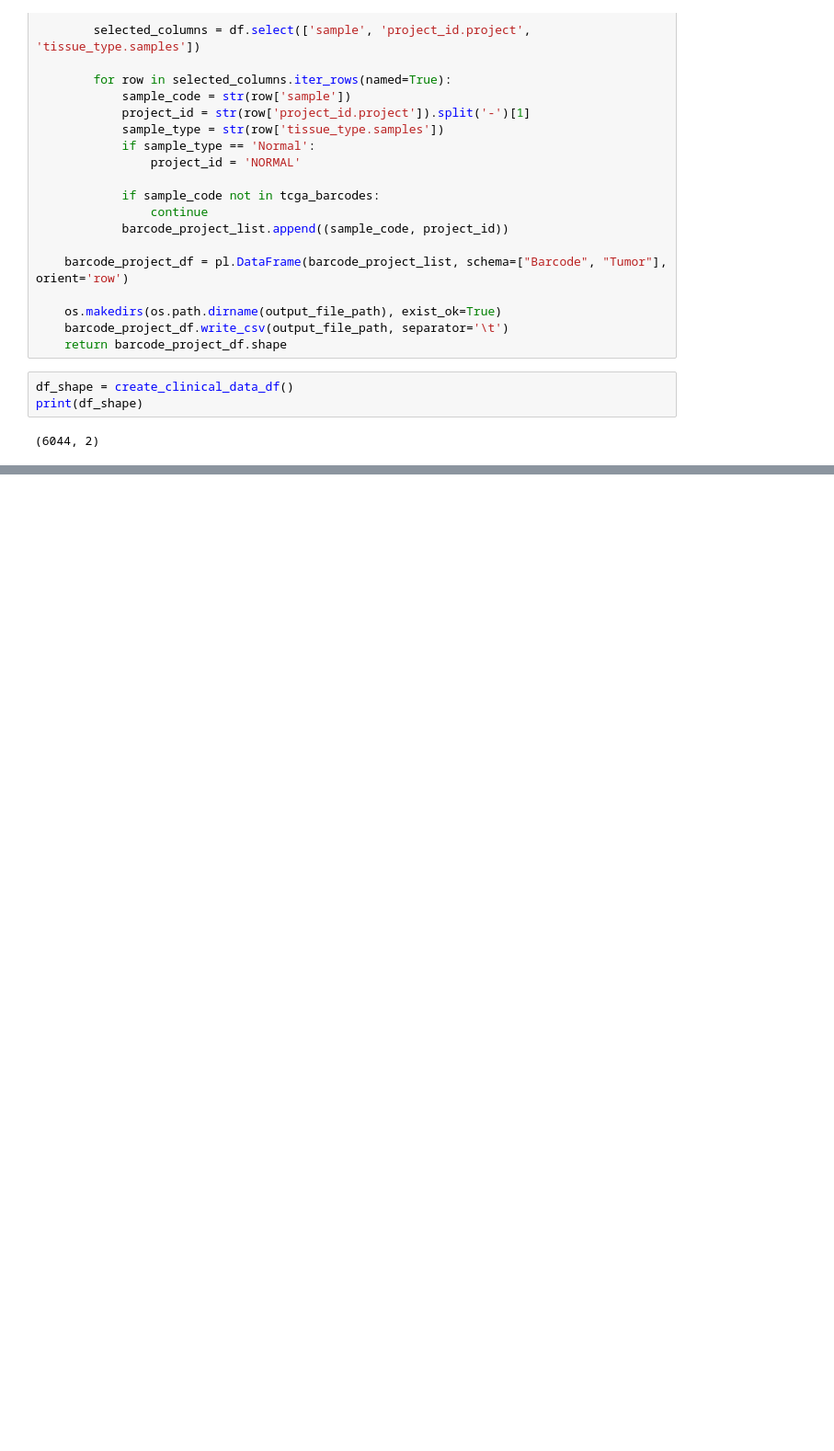
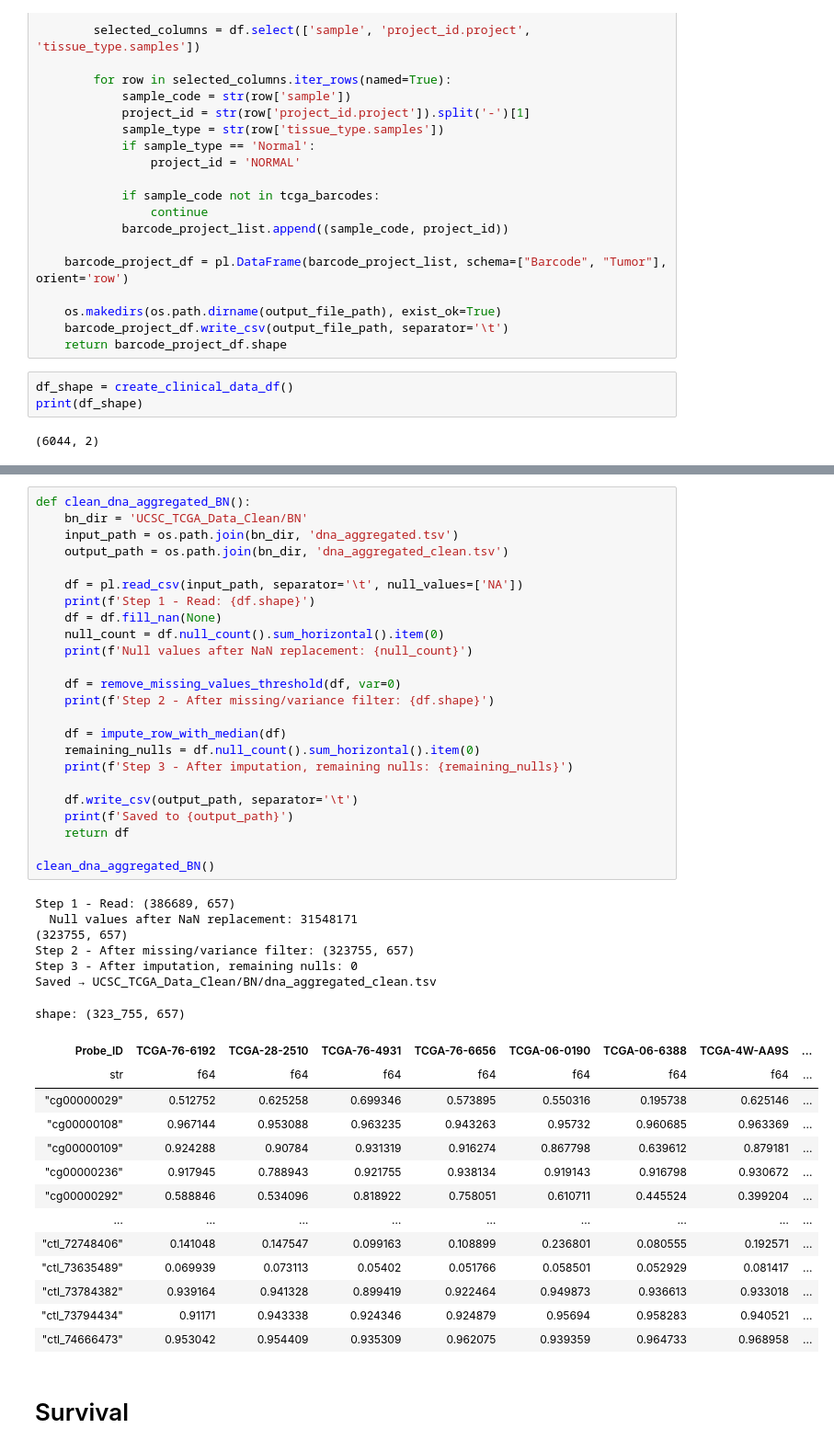
Before and after one commit to sysbiomed/MOHVAE-B, a Jupyter notebook: download_UCSCtcga_data.ipynb, the cells around one changed output, grey strips where cells are left out. Shown at 92% size. Saved outputs shown, nothing was run; the diff lists cells and outputs as text; blank space fills up the shorter version.

Commit message:
Updated the download of TCGA data

```diff
--- a/download_UCSCtcga_data.ipynb
+++ b/download_UCSCtcga_data.ipynb
@@ -896,0 +1092,47 @@ print(df_shape)
+# %%
+def clean_dna_aggregated_BN():
+    bn_dir = 'UCSC_TCGA_Data_Clean/BN'
+    input_path = os.path.join(bn_dir, 'dna_aggregated.tsv')
+    output_path = os.path.join(bn_dir, 'dna_aggregated_clean.tsv')
+
+    df = pl.read_csv(input_path, separator='\t', null_values=['NA'])
+    print(f'Step 1 - Read: {df.shape}')
+    df = df.fill_nan(None)
+    null_count = df.null_count().sum_horizontal().item(0)
+    print(f'Null values after NaN replacement: {null_count}')
+
+    df = remove_missing_values_threshold(df, var=0)
+    print(f'Step 2 - After missing/variance filter: {df.shape}')
+
+    df = impute_row_with_median(df)
+    remaining_nulls = df.null_count().sum_horizontal().item(0)
+    print(f'Step 3 - After imputation, remaining nulls: {remaining_nulls}')
+
+    df.write_csv(output_path, separator='\t')
+    print(f'Saved to {output_path}')
+    return df
+
+clean_dna_aggregated_BN()
+# %% [output]
+Step 1 - Read: (386689, 657)
+  Null values after NaN replacement: 31548171
+(323755, 657)
+Step 2 - After missing/variance filter: (323755, 657)
+Step 3 - After imputation, remaining nulls: 0
+Saved → UCSC_TCGA_Data_Clean/BN/dna_aggregated_clean.tsv
+shape: (323_755, 657)
+| Probe_ID | TCGA-76-6192 | TCGA-28-2510 | TCGA-76-4931 | TCGA-76-6656 | TCGA-06-0190 | TCGA-06-6388 | TCGA-4W-AA9S | ... |
+| str | f64 | f64 | f64 | f64 | f64 | f64 | f64 | ... |
+| "cg00000029" | 0.512752 | 0.625258 | 0.699346 | 0.573895 | 0.550316 | 0.195738 | 0.625146 | ... |
+| "cg00000108" | 0.967144 | 0.953088 | 0.963235 | 0.943263 | 0.95732 | 0.960685 | 0.963369 | ... |
+| "cg00000109" | 0.924288 | 0.90784 | 0.931319 | 0.916274 | 0.867798 | 0.639612 | 0.879181 | ... |
+| "cg00000236" | 0.917945 | 0.788943 | 0.921755 | 0.938134 | 0.919143 | 0.916798 | 0.930672 | ... |
+| "cg00000292" | 0.588846 | 0.534096 | 0.818922 | 0.758051 | 0.610711 | 0.445524 | 0.399204 | ... |
+| … | … | … | … | … | … | … | … | ... |
+| "ctl_72748406" | 0.141048 | 0.147547 | 0.099163 | 0.108899 | 0.236801 | 0.080555 | 0.192571 | ... |
+| "ctl_73635489" | 0.069939 | 0.073113 | 0.05402 | 0.051766 | 0.058501 | 0.052929 | 0.081417 | ... |
+| "ctl_73784382" | 0.939164 | 0.941328 | 0.899419 | 0.922464 | 0.949873 | 0.936613 | 0.933018 | ... |
+| "ctl_73794434" | 0.91171 | 0.943338 | 0.924346 | 0.924879 | 0.95694 | 0.958283 | 0.940521 | ... |
+| "ctl_74666473" | 0.953042 | 0.954409 | 0.935309 | 0.962075 | 0.939359 | 0.964733 | 0.968958 | ... |
+# %% [markdown]
+# Survival
```
Also changed, not shown: parts of 29 cells of this notebook.
